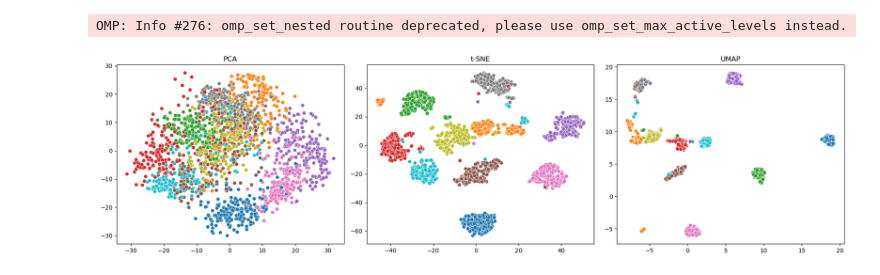
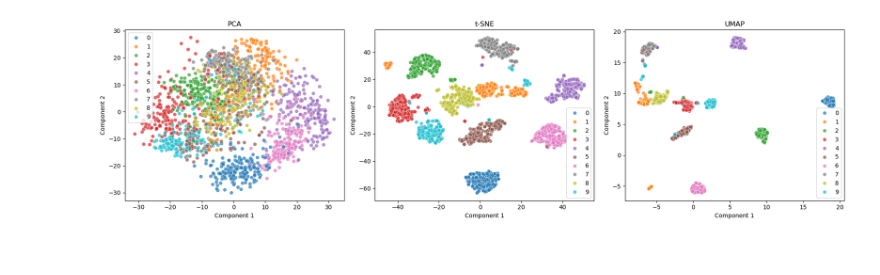
Before and after one commit to beauvilerobed/ds-ml-notes-projects-and-tutorials, a Jupyter notebook: data-analysis/umap-v-pca-v-t-sne/umap-v-pca-v-t-sne.ipynb, the cells around one changed output. Cells and saved outputs as stored; diff of their text form; code cells hidden in the pictures.

Commit message:
update tsne pca and umap notebook

```diff
--- a/data-analysis/umap-v-pca-v-t-sne/umap-v-pca-v-t-sne.ipynb
+++ b/data-analysis/umap-v-pca-v-t-sne/umap-v-pca-v-t-sne.ipynb
@@ -148,43 +283,55 @@ import matplotlib.pyplot as plt
 import seaborn as sns
 from sklearn.datasets import load_digits
 from sklearn.decomposition import PCA
 from sklearn.manifold import TSNE
 import umap.umap_ as umap
 
+import warnings
+warnings.filterwarnings("ignore", category=FutureWarning)
+warnings.filterwarnings("ignore", category=UserWarning)
+
+
 # Load dataset: 8x8 images of digits (64-dimensional)
 digits = load_digits()
 X = digits.data
 y = digits.target
+
+# --- Dimensionality Reduction ---
 
 # PCA
 pca = PCA(n_components=2)
 X_pca = pca.fit_transform(X)
 
 # t-SNE
 tsne = TSNE(n_components=2, random_state=42)
 X_tsne = tsne.fit_transform(X)
 
 # UMAP
 umap_model = umap.UMAP(n_components=2, random_state=42)
 X_umap = umap_model.fit_transform(X)
 
-# Plotting
+# --- Plotting ---
 plt.figure(figsize=(18, 5))
 
-plt.subplot(1, 3, 1)
-sns.scatterplot(x=X_pca[:, 0], y=X_pca[:, 1], hue=y, palette='tab10', s=40, legend=None)
-plt.title('PCA')
+embeddings = [X_pca, X_tsne, X_umap]
+titles = ['PCA', 't-SNE', 'UMAP']
 
-plt.subplot(1, 3, 2)
-sns.scatterplot(x=X_tsne[:, 0], y=X_tsne[:, 1], hue=y, palette='tab10', s=40, legend=None)
-plt.title('t-SNE')
-
-plt.subplot(1, 3, 3)
-sns.scatterplot(x=X_umap[:, 0], y=X_umap[:, 1], hue=y, palette='tab10', s=40, legend=None)
-plt.title('UMAP')
+for i, (X_embedded, title) in enumerate(zip(embeddings, titles), 1):
+    plt.subplot(1, 3, i)
+    sns.scatterplot(
+        x=X_embedded[:, 0],
+        y=X_embedded[:, 1],
+        hue=y,
+        palette='tab10',
+        s=40,
+        alpha=0.7,
+        legend='full'  # show legend for classes
+    )
+    plt.title(title)
+    plt.xlabel('Component 1')
+    plt.ylabel('Component 2')
 
 plt.tight_layout()
 plt.show()
 # %% [output]
-OMP: Info #276: omp_set_nested routine deprecated, please use omp_set_max_active_levels instead.
-[figure, old version]
+[figure, new version]
```
Also changed, not shown: parts of 3 cells of this notebook.
